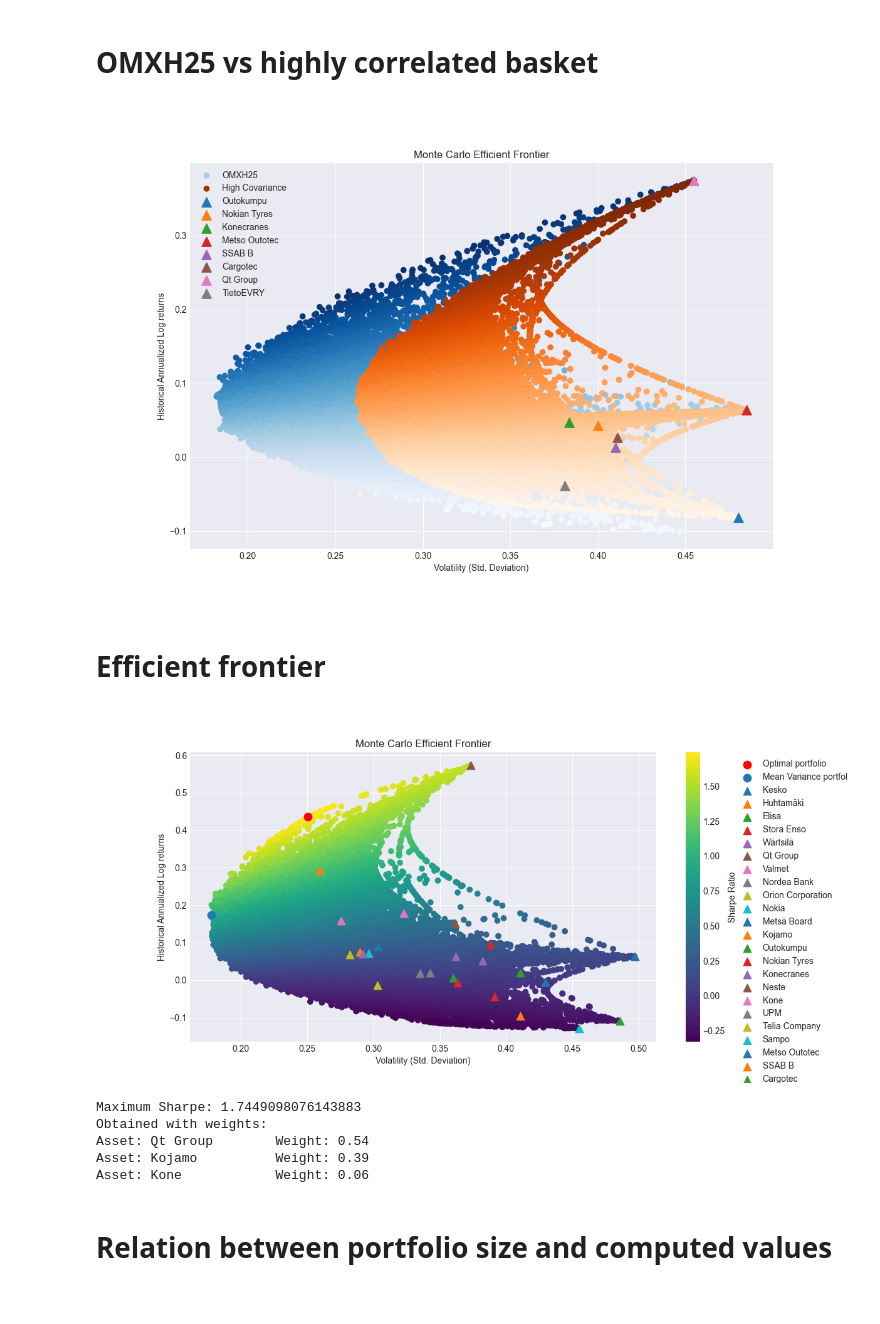
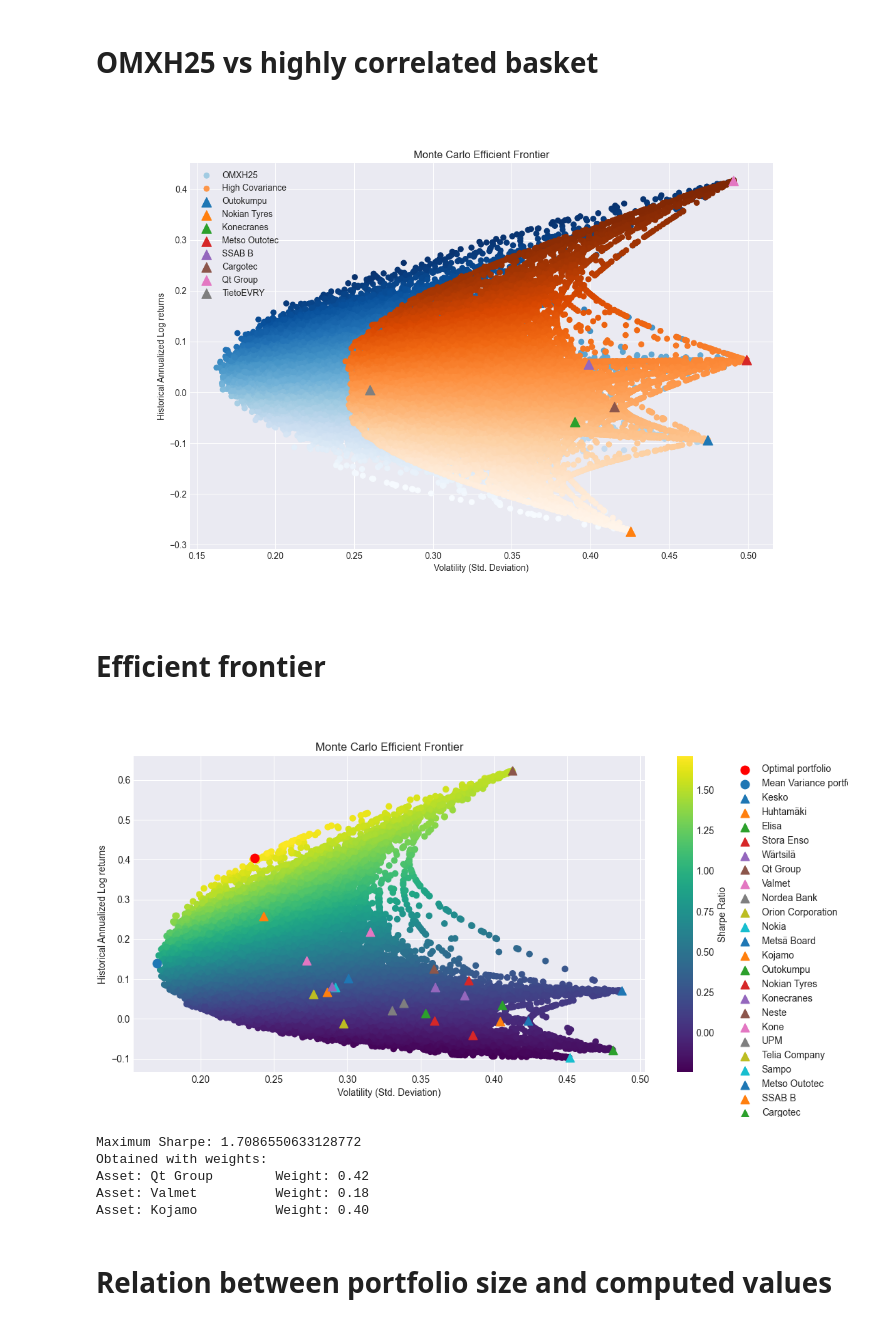
Before and after one commit to rasmushaa/modern_portfolio_theory, a Jupyter notebook: main.ipynb, the cells around one changed output. Cells and saved outputs as stored; diff of their text form; code cells hidden in the pictures.

```diff
--- a/main.ipynb
+++ b/main.ipynb
@@ -24,7 +24,7 @@ df_25 = df_25[::-1]
 '''
 Training/Testing splits
 '''
-START_DATE = '2017-12-28'
+START_DATE = '1990-12-28'
 SPLIT_DATE = '2021-12-28'
 END_DATE = '2022-12-28'
 df_25 = df_25.loc[START_DATE:END_DATE]
@@ -263,43 +264,44 @@ plt.ylabel('Historical Annualized Log returns')
 plt.title('Monte Carlo Efficient Frontier')
 plt.show()
 # %% [output]
-[figure, old version]
+[figure, new version]
 # %% [markdown]
 # Efficient frontier
 # %%
 plt.figure('Efficient Frontier')
 plt.clf()
-plt.gcf().set_size_inches((12,6))
+plt.gcf().set_size_inches((11,6))
+plt.subplots_adjust(left=0.05)
 plt.style.use('seaborn-v0_8-darkgrid')
 
 portfolios = mc_efficient_frontier(df_25_study, min_assets=2)
 sc = plt.scatter(portfolios['Volatility'], portfolios['Returns'], c=portfolios['Sharpe'], cmap='viridis')
 plt.colorbar(sc).set_label('Sharpe Ratio')
 
 plt.scatter(portfolios['OptimalVolatility'], portfolios['OptimalReturn'], c='red', s=80, label='Optimal portfolio')
 plt.scatter(portfolios['VarianceVolatility'], portfolios['VarianceReturn'], c='C0', s=80, label='Mean Variance portfolio')
 
 for i in range(len(portfolios['Assets'])):
     plt.scatter(portfolios['AssetVolatility'][i], portfolios['AssetReturns'][i], marker='^', s=80, label=portfolios['Assets'][i])
 
 plt.legend(loc='upper center', bbox_to_anchor=(1.3, 1), fancybox=True)
 plt.xlabel('Volatility (Std. Deviation)')
 plt.ylabel('Historical Annualized Log returns')
 plt.title('Monte Carlo Efficient Frontier')
 plt.show()
 
 print('Maximum Sharpe: ' + str(max(portfolios['Sharpe'])))
 print('Obtained with weights:')
 for i in range(len(portfolios['OptimalWeights'])):
     if portfolios['OptimalWeights'][i] != 0:
         print('Asset: {a:15s} Weight: {w:.2f}'.format(a=portfolios['Assets'][i], w=portfolios['OptimalWeights'][i]))
 # %% [output]
-[figure, old version]
+[figure, new version]
-Maximum Sharpe: 1.7449098076143883
+Maximum Sharpe: 1.7086550633128772
 Obtained with weights:
-Asset: Qt Group        Weight: 0.54
-Asset: Kojamo          Weight: 0.39
-Asset: Kone            Weight: 0.06
+Asset: Qt Group        Weight: 0.42
+Asset: Valmet          Weight: 0.18
+Asset: Kojamo          Weight: 0.40
 # %% [markdown]
 # Relation between portfolio size and computed values
 # %%
```
Also changed, not shown: parts of 4 cells of this notebook, 8 other files.
